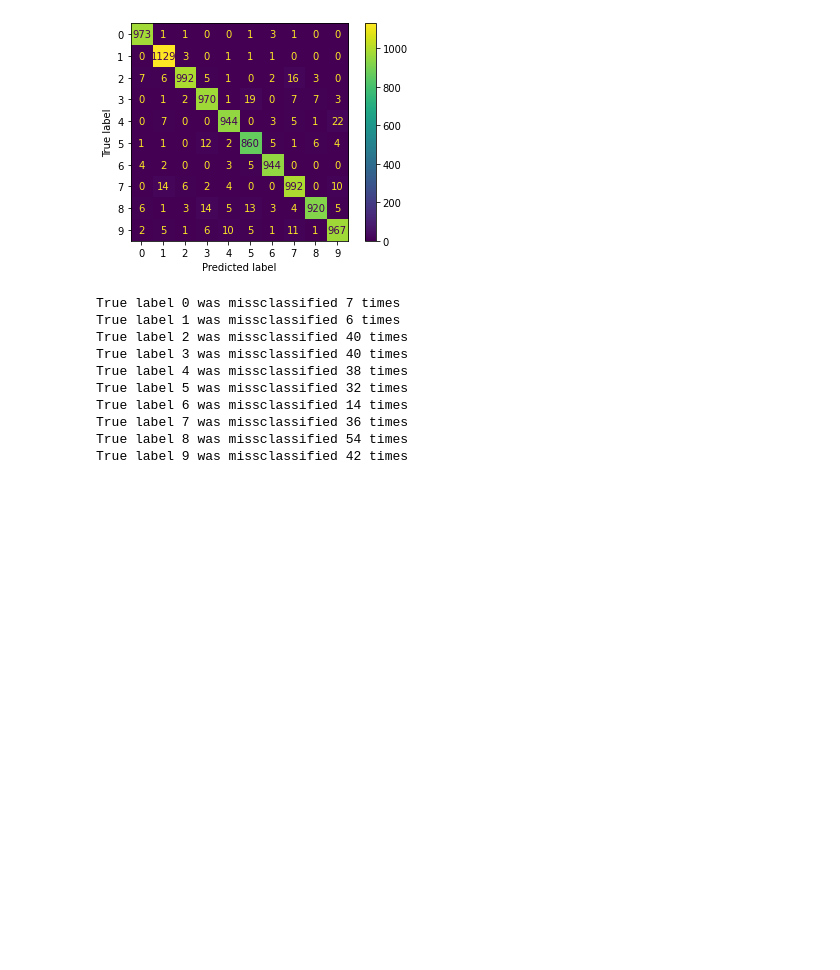
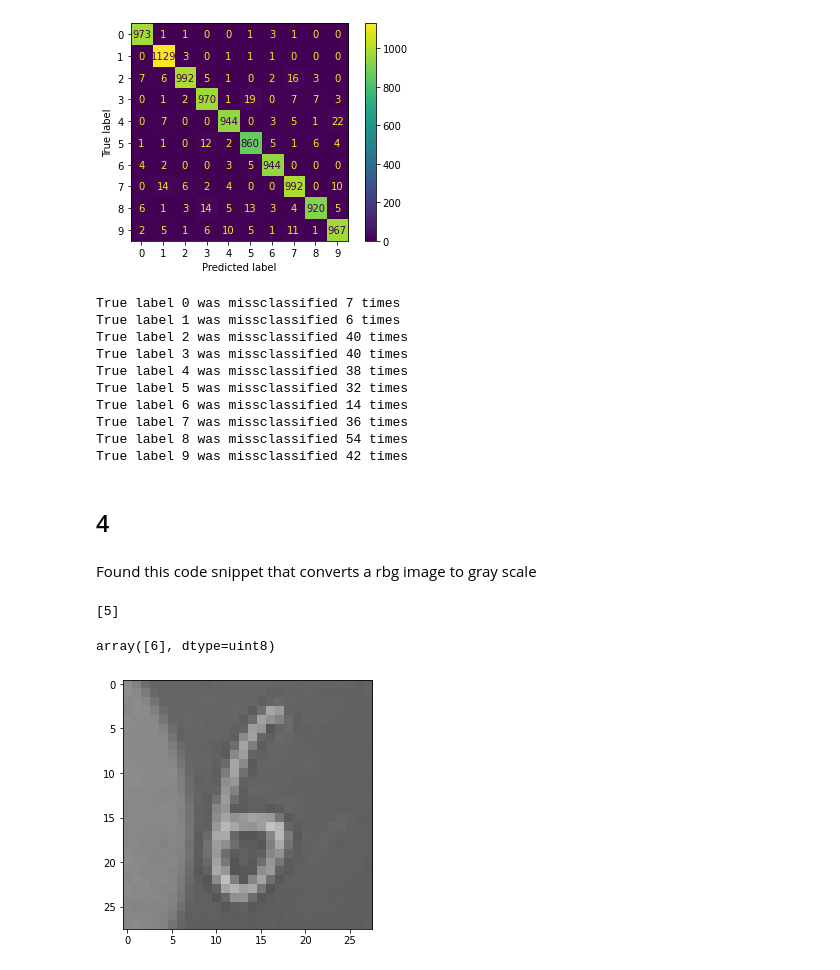
Before and after one commit to felix-tjernberg/machine-learning, a Jupyter notebook: exercises/exersice-5.ipynb, the cells around one changed output. Cells and saved outputs as stored; diff of their text form; code cells hidden in the pictures; blank space fills up the shorter version.

```diff
--- a/exercises/exersice-5.ipynb
+++ b/exercises/exersice-5.ipynb
@@ -131,3 +132,24 @@ True label 6 was missclassified 14 times
 True label 7 was missclassified 36 times
 True label 8 was missclassified 54 times
 True label 9 was missclassified 42 times
+# %% [markdown]
+## 4
+# %% [markdown]
+Found this code snippet that converts a rbg image to gray scale
+# %%
+image = imread('./numbers/5_contrast.png')
+
+R, G, B = image[:,:,0], image[:,:,1], image[:,:,2]
+gray_0 = 0.2989 * R  + (0.5870 * G)  + (0.1140 * B)
+print(KNN_model.predict(gray_0.reshape(-1,28*28)))
+# %% [output]
+[5]
+# %%
+from skimage import color, io, util, exposure
+gray_image = color.rgb2gray(io.imread('./numbers/6.png'))
+invert_image = util.invert(gray_image)
+io.imshow(invert_image)
+KNN_model.predict(invert_image.reshape(-1,28*28))
+# %% [output]
+array([6], dtype=uint8)
+[figure, added]
```
Also changed, not shown: parts of 1 cell of this notebook, 2 other files.
